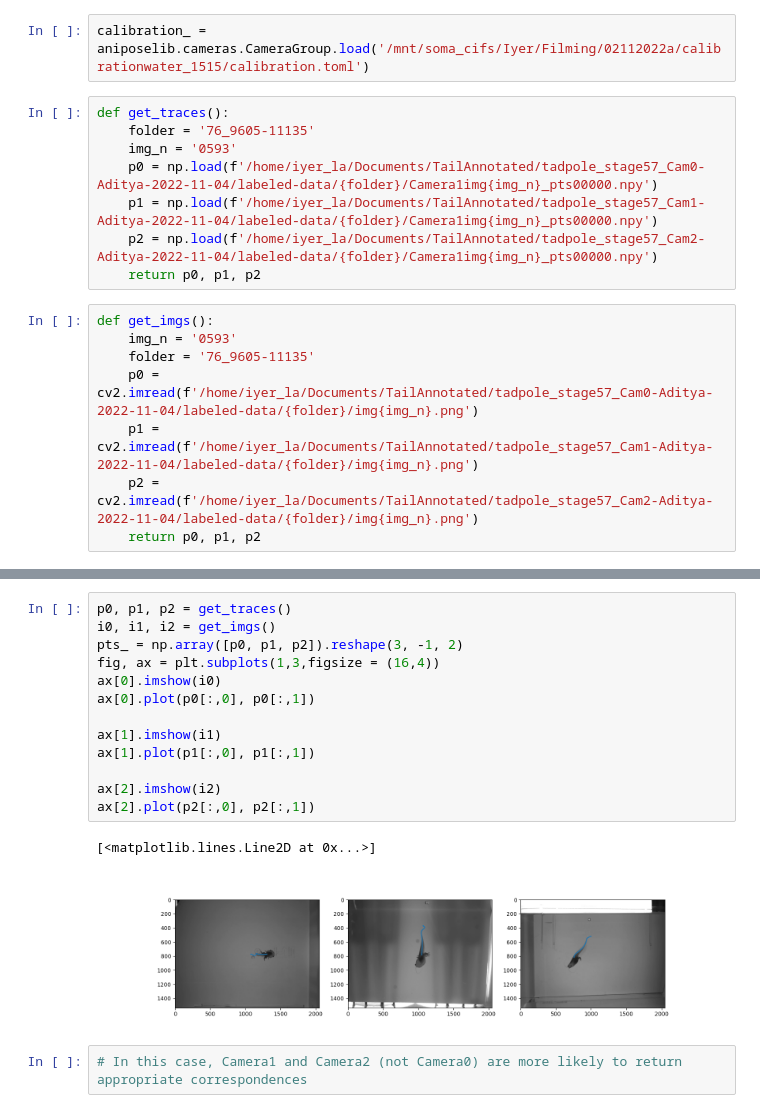
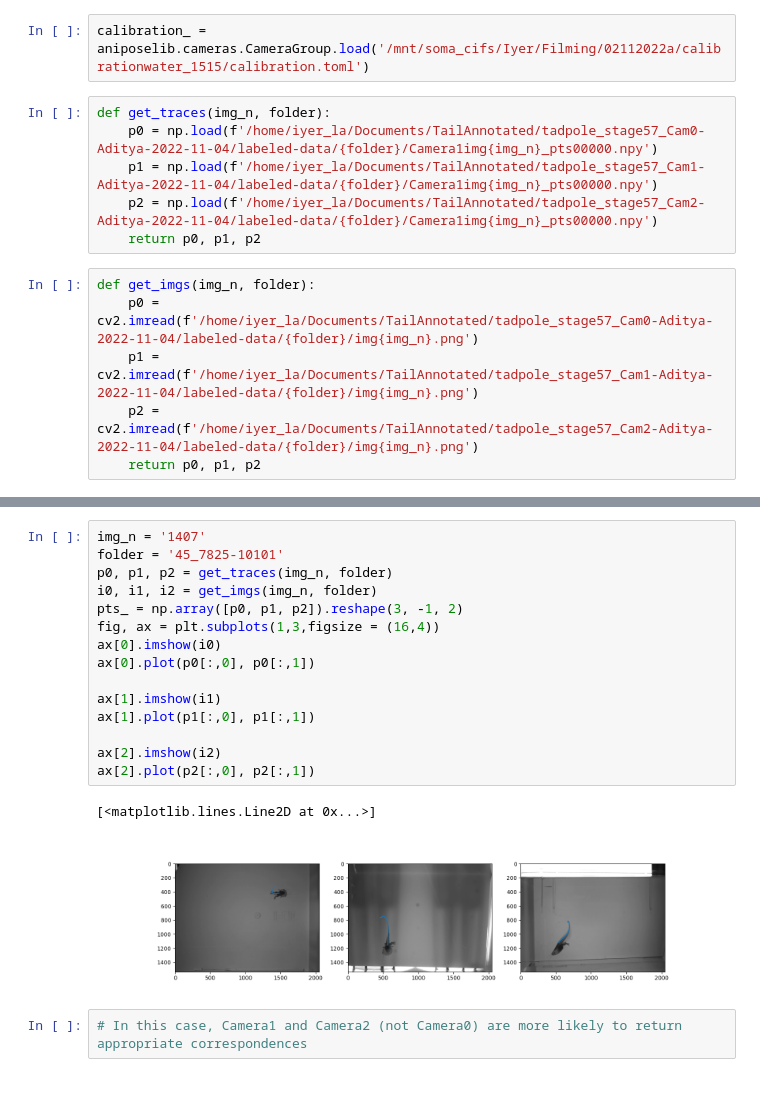
Before and after one commit to aiyeraditya/Annotate_Tadpole_Tablet, a Jupyter notebook: TailMatch.ipynb, the cells around one changed output, grey strips where cells are left out. Drawn from its saved outputs; the diff is of its cells as text.

```diff
--- a/TailMatch.ipynb
+++ b/TailMatch.ipynb
@@ -10,17 +10,13 @@ import os, cv2, sys, shutil
 # %%
 calibration_ = aniposelib.cameras.CameraGroup.load('/mnt/soma_cifs/Iyer/Filming/02112022a/calibrationwater_1515/calibration.toml')
 # %%
-def get_traces():
-    folder = '76_9605-11135'
-    img_n = '0593'
+def get_traces(img_n, folder):
     p0 = np.load(f'/home/iyer_la/Documents/TailAnnotated/tadpole_stage57_Cam0-Aditya-2022-11-04/labeled-data/{folder}/Camera1img{img_n}_pts00000.npy')
     p1 = np.load(f'/home/iyer_la/Documents/TailAnnotated/tadpole_stage57_Cam1-Aditya-2022-11-04/labeled-data/{folder}/Camera1img{img_n}_pts00000.npy')
     p2 = np.load(f'/home/iyer_la/Documents/TailAnnotated/tadpole_stage57_Cam2-Aditya-2022-11-04/labeled-data/{folder}/Camera1img{img_n}_pts00000.npy')
     return p0, p1, p2
 # %%
-def get_imgs():
-    img_n = '0593'
-    folder = '76_9605-11135'
+def get_imgs(img_n, folder):
     p0 = cv2.imread(f'/home/iyer_la/Documents/TailAnnotated/tadpole_stage57_Cam0-Aditya-2022-11-04/labeled-data/{folder}/img{img_n}.png')
     p1 = cv2.imread(f'/home/iyer_la/Documents/TailAnnotated/tadpole_stage57_Cam1-Aditya-2022-11-04/labeled-data/{folder}/img{img_n}.png')
     p2 = cv2.imread(f'/home/iyer_la/Documents/TailAnnotated/tadpole_stage57_Cam2-Aditya-2022-11-04/labeled-data/{folder}/img{img_n}.png')
@@ -28,19 +66,21 @@ def get_imgs():
 # %%
-p0, p1, p2 = get_traces()
-i0, i1, i2 = get_imgs()
+img_n = '1407'
+folder = '45_7825-10101'
+p0, p1, p2 = get_traces(img_n, folder)
+i0, i1, i2 = get_imgs(img_n, folder)
 pts_ = np.array([p0, p1, p2]).reshape(3, -1, 2)
 fig, ax = plt.subplots(1,3,figsize = (16,4))
 ax[0].imshow(i0)
 ax[0].plot(p0[:,0], p0[:,1])
 
 ax[1].imshow(i1)
 ax[1].plot(p1[:,0], p1[:,1])
 
 ax[2].imshow(i2)
 ax[2].plot(p2[:,0], p2[:,1])
 # %% [output]
 [<matplotlib.lines.Line2D at 0x...>]
-[figure, old version]
+[figure, new version]
 # %%
 # In this case, Camera1 and Camera2 (not Camera0) are more likely to return appropriate correspondences
 # %%
```
Also changed, not shown: parts of 9 cells of this notebook, 3 other files.
